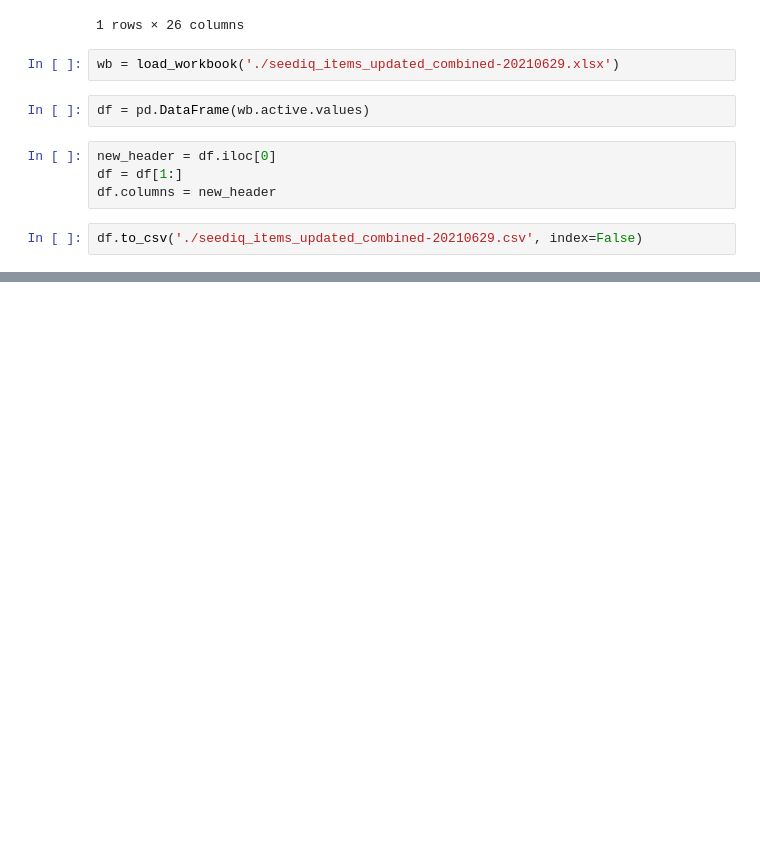
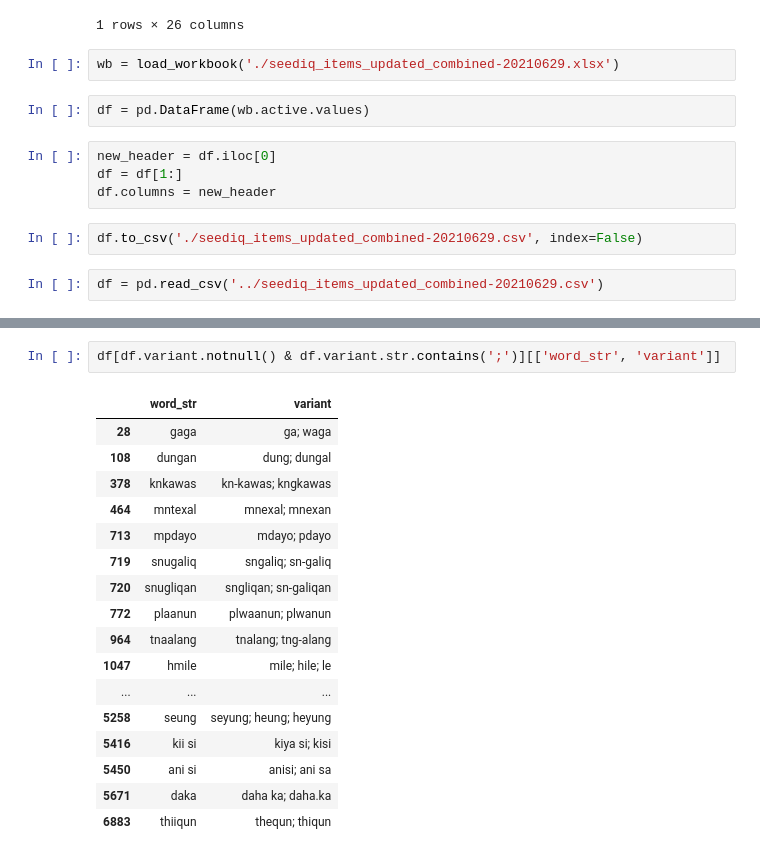
Before and after one commit to dachenlian/kariseediq, a Jupyter notebook: notebooks/SeediqMigrateDB.ipynb, the cells around one changed output, grey strips where cells are left out. Drawn from its saved outputs; the diff is of its cells as text; blank space fills up the shorter version.

```diff
--- a/notebooks/SeediqMigrateDB.ipynb
+++ b/notebooks/SeediqMigrateDB.ipynb
@@ -310,3 +310,5 @@ df = df[1:]
 df.columns = new_header
 # %%
 df.to_csv('./seediq_items_updated_combined-20210629.csv', index=False)
+# %%
+df = pd.read_csv('../seediq_items_updated_combined-20210629.csv')
@@ -312,0 +323,20 @@ df.to_csv('./seediq_items_updated_combined-20210629.csv', index=False)
+# %%
+df[df.variant.notnull() & df.variant.str.contains(';')][['word_str', 'variant']]
+# %% [output]
+|  | word_str | variant |
+| 28 | gaga | ga; waga |
+| 108 | dungan | dung; dungal |
+| 378 | knkawas | kn-kawas; kngkawas |
+| 464 | mntexal | mnexal; mnexan |
+| 713 | mpdayo | mdayo; pdayo |
+| 719 | snugaliq | sngaliq; sn-galiq |
+| 720 | snugliqan | sngliqan; sn-galiqan |
+| 772 | plaanun | plwaanun; plwanun |
+| 964 | tnaalang | tnalang; tng-alang |
+| 1047 | hmile | mile; hile; le |
+| ... | ... | ... |
+| 5258 | seung | seyung; heung; heyung |
+| 5416 | kii si | kiya si; kisi |
+| 5450 | ani si | anisi; ani sa |
+| 5671 | daka | daha ka; daha.ka |
+| 6883 | thiiqun | thequn; thiqun |
```
Also changed, not shown: parts of 1 cell of this notebook, 2 other files.
